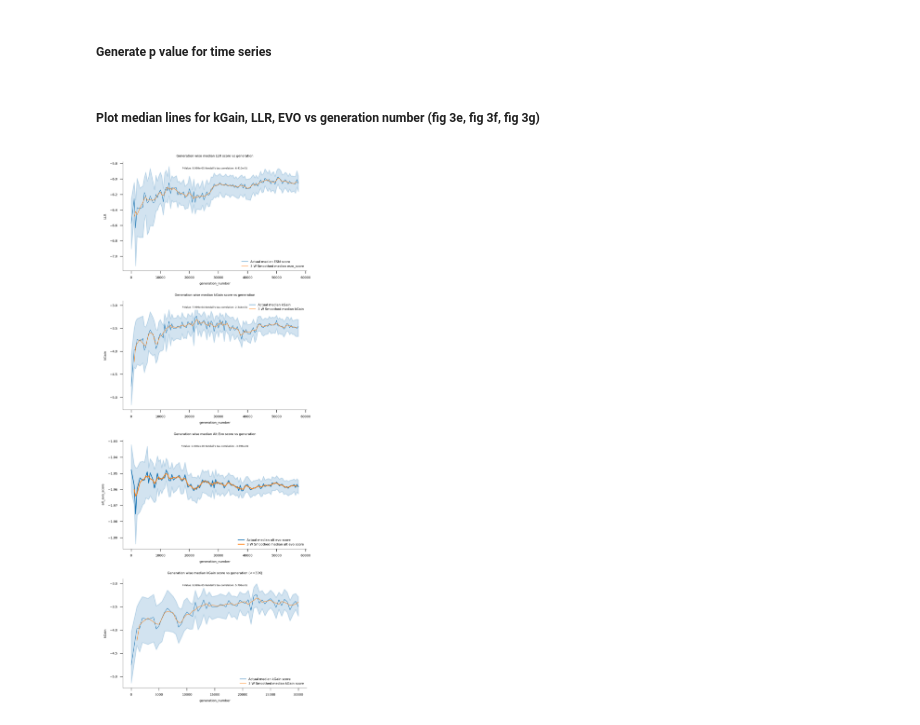
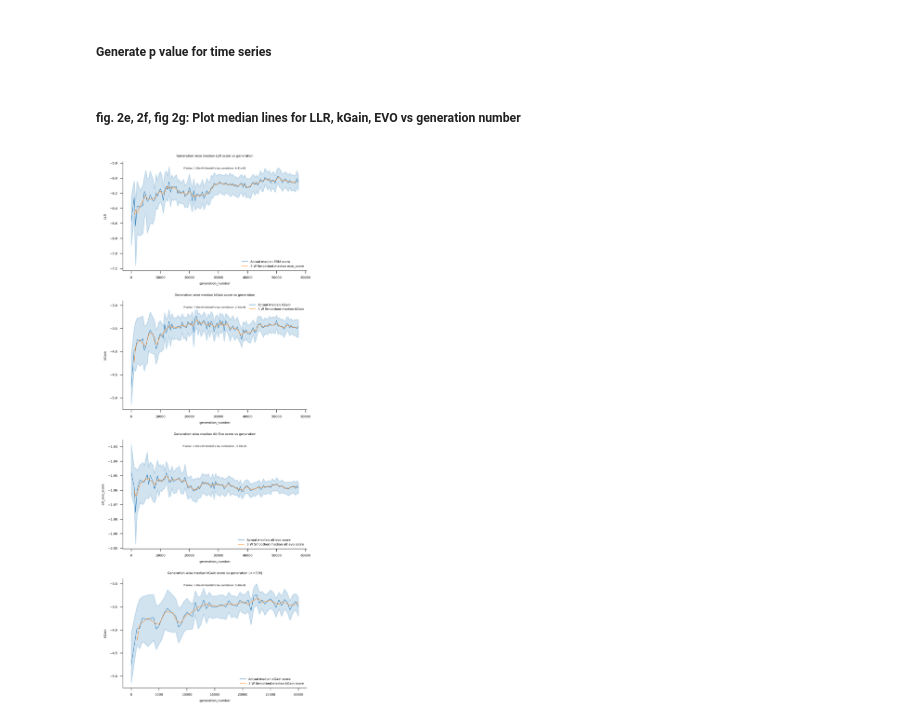
Before and after one commit to cellsemantics/Oligo_Promotion, a Jupyter notebook: figure/main figures/fig2/fig2.ipynb, the cells around one changed output. Drawn from its saved outputs; the diff is of its cells as text; code cells hidden in the pictures.

```diff
--- a/figure/main figures/fig2/fig2.ipynb
+++ b/figure/main figures/fig2/fig2.ipynb
@@ -456,7 +464,7 @@ p_stat_esm, ci_esm = utility.dba_stat(data =all_mutation_with_esm_1b_score_drop_
 p_stat_evo, ci_evo = utility.dba_stat(data =all_mutation_with_esm_1b_score_drop_na[["generation_number", "alt_evo_score"]], group_by_col = "generation_number", target_col_name = "alt_evo_score", num_permutations = 10000, random_state = 42)
 p_stat_ag_less_than_30k, ci_ag_less_than_30k = utility.dba_stat(data =all_mutation_with_esm_1b_score_drop_na_less_than_30K[["generation_number", "AG"]], group_by_col = "generation_number",target_col_name = "AG", num_permutations = 10000, random_state = 42)
 # %% [markdown]
-##### Plot median lines for kGain, LLR, EVO vs generation number (fig 3e, fig 3f, fig 3g)
+##### fig. 2e,  2f, fig 2g: Plot median lines for LLR, kGain,  EVO vs generation number
 # %%
 import seaborn as sns
 fig, ax = plt.subplots(4, 1, figsize=(4, 10), dpi = 300)
@@ -468,8 +476,8 @@ ax[0] = sns.lineplot(generation_medians, x = "generation_number",  y = "smoothed
 ax[1] = sns.lineplot(all_mutation_with_esm_1b_score_drop_na, x = "generation_number",  y = "AG", ax=ax[1], lw = 0.5, label = "Actual median kGain", estimator='median')
 ax[1] = sns.lineplot(generation_medians, x = "generation_number",  y = "smoothed AG", ax=ax[1], lw = 0.5, label = "3 W Smoothed median kGain", estimator='median')
 
-ax[2] = sns.lineplot(all_mutation_with_esm_1b_score_drop_na, x = "generation_number",  y = "alt_evo_score", ax=ax[2], lw = 1, estimator='median', label = "Actual median alt evo score")
-ax[2] = sns.lineplot(generation_medians, x = "generation_number",  y = "smoothed alt_evo_score", ax=ax[2], lw = 1, estimator='median', label = "3 W Smoothed median alt evo score")
+ax[2] = sns.lineplot(all_mutation_with_esm_1b_score_drop_na, x = "generation_number",  y = "alt_evo_score", ax=ax[2], lw = 0.5, estimator='median', label = "Actual median alt evo score")
+ax[2] = sns.lineplot(generation_medians, x = "generation_number",  y = "smoothed alt_evo_score", ax=ax[2], lw = 0.5, estimator='median', label = "3 W Smoothed median alt evo score")
 
 ax[3] = sns.lineplot(all_mutation_with_esm_1b_score_drop_na[all_mutation_with_esm_1b_score_drop_na["generation_number"]<=30000], x = "generation_number",  y = "AG", ax=ax[3], lw = 0.5, estimator='median', label = "Actual median kGain score")
 ax[3] = sns.lineplot(generation_medians[generation_medians["generation_number"]<=30000], x = "generation_number",  y = "smoothed AG", ax=ax[3], lw = 0.5, estimator='median', label = "3 W Smoothed median kGain score")
@@ -485,37 +493,37 @@ ax[3].set_title("Generation wise median kGain score vs generation (<=30K)", font
 
 
 ax[0].text(
-    0.5, 0.95, f"P-Value: {p_stat_esm:.3e} Kendall's tau correlation: {ci_esm:.3e}",
+    0.5, 0.95, f"P-Value: {p_stat_esm:.2e} Kendall's tau correlation: {ci_esm:.2e}",
     transform=ax[0].transAxes, fontsize=3, verticalalignment='top', horizontalalignment='center',
     bbox=dict(boxstyle="round,pad=0.4", edgecolor="white", facecolor="white")
 )
 
 ax[1].text(
-    0.5, 0.95, f"P-Value: {p_stat_ag:.3e} Kendall's tau correlation: {ci_ag:.3e}",
+    0.5, 0.95, f"P-Value: {p_stat_ag:.2e} Kendall's tau correlation: {ci_ag:.2e}",
     transform=ax[1].transAxes, fontsize=3, verticalalignment='top', horizontalalignment='center',
     bbox=dict(boxstyle="round,pad=0.4", edgecolor="white", facecolor="white")
 )
 ax[2].text(
-    0.5, 0.95, f"P-Value: {p_stat_evo:.3e} Kendall's tau correlation: {ci_evo:.3e}",
+    0.5, 0.95, f"P-Value: {p_stat_evo:.2e} Kendall's tau correlation: {ci_evo:.2e}",
     transform=ax[2].transAxes, fontsize=3, verticalalignment='top', horizontalalignment='center',
     bbox=dict(boxstyle="round,pad=0.4", edgecolor="white", facecolor="white")
 )
 
 
 ax[3].text(
-    0.5, 0.95, f"P-Value: {p_stat_ag_less_than_30k:.3e} Kendall's tau correlation: {ci_ag_less_than_30k:.3e}",
+    0.5, 0.95, f"P-Value: {p_stat_ag_less_than_30k:.2e} Kendall's tau correlation: {ci_ag_less_than_30k:.2e}",
     transform=ax[3].transAxes, fontsize=3, verticalalignment='top', horizontalalignment='center',
     bbox=dict(boxstyle="round,pad=0.4", edgecolor="white", facecolor="white")
 )
 
 
 
 
 for i in range(4):
     ax[i] = utility.custom_figure_axis(ax=ax[i], fontsize=4, show_ticks=True, rotation=0)
     ax[i].legend(fontsize = 4, frameon= False)
 
 plt.tight_layout()
-plt.savefig("Generation wise median trend.pdf", dpi = 300)
+# plt.savefig("Generation wise median trend.pdf", dpi = 300)
 # %% [output]
-[figure, old version]
+[figure, new version]
```
Also changed, not shown: parts of 7 cells of this notebook.
